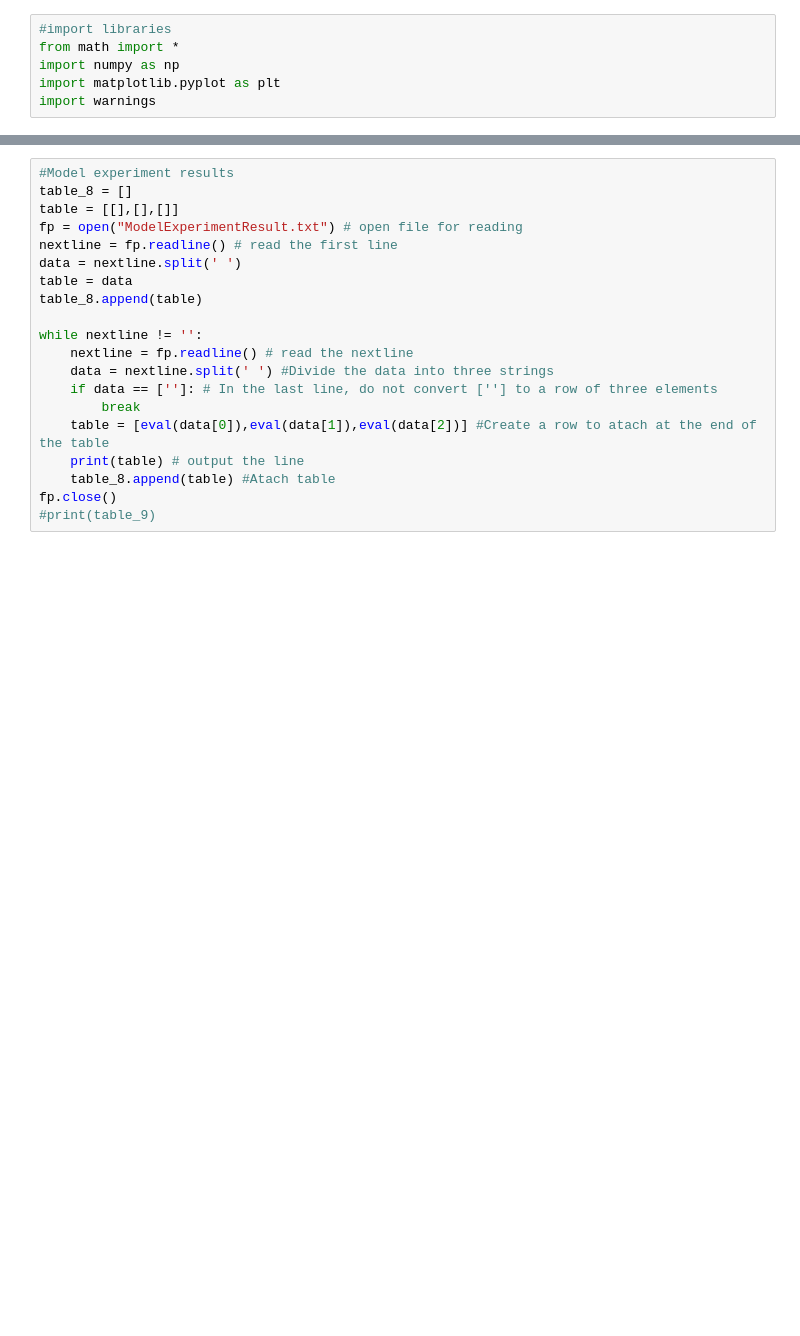
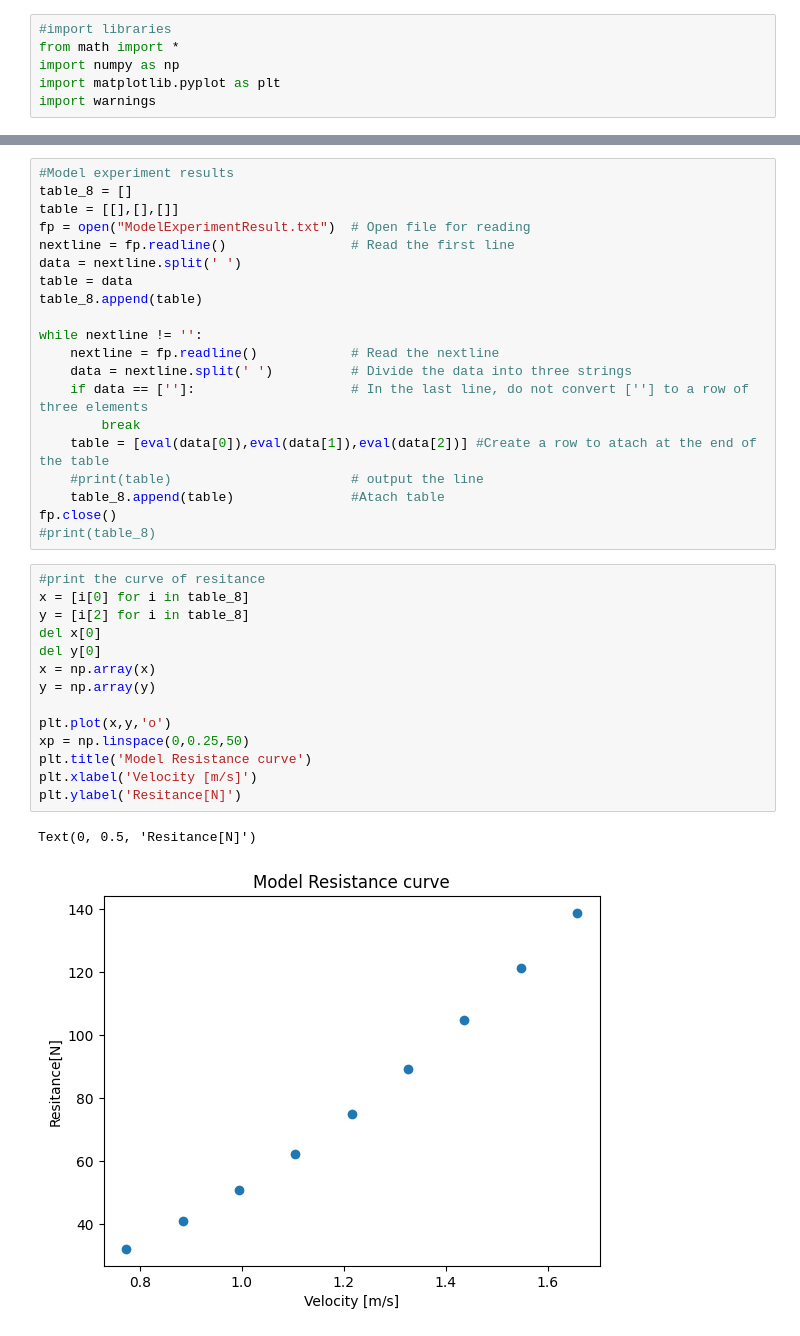
Before and after one commit to eduguzman1996/ResistanceTestExtrapolation, a Jupyter notebook: Main.ipynb, the cells around one changed output, grey strips where cells are left out. Cells and saved outputs as stored; diff of their text form; blank space fills up the shorter version.

```diff
--- a/Main.ipynb
+++ b/Main.ipynb
@@ -43,22 +43,39 @@ fp.close() # when nextline == '' loop terminates
 #Model experiment results
 table_8 = []
 table = [[],[],[]]
-fp = open("ModelExperimentResult.txt") # open file for reading
-nextline = fp.readline() # read the first line
+fp = open("ModelExperimentResult.txt")  # Open file for reading
+nextline = fp.readline()                # Read the first line
 data = nextline.split(' ')
 table = data
 table_8.append(table)
 
 while nextline != '':
-    nextline = fp.readline() # read the nextline
-    data = nextline.split(' ') #Divide the data into three strings
-    if data == ['']: # In the last line, do not convert [''] to a row of three elements
+    nextline = fp.readline()            # Read the nextline
+    data = nextline.split(' ')          # Divide the data into three strings
+    if data == ['']:                    # In the last line, do not convert [''] to a row of three elements
         break
     table = [eval(data[0]),eval(data[1]),eval(data[2])] #Create a row to atach at the end of the table
-    print(table) # output the line
-    table_8.append(table) #Atach table
+    #print(table)                       # output the line
+    table_8.append(table)               #Atach table
 fp.close()
-#print(table_9)
+#print(table_8)
+# %%
+#print the curve of resitance
+x = [i[0] for i in table_8]
+y = [i[2] for i in table_8]
+del x[0]
+del y[0]
+x = np.array(x)
+y = np.array(y)
+
+plt.plot(x,y,'o')
+xp = np.linspace(0,0.25,50)
+plt.title('Model Resistance curve')
+plt.xlabel('Velocity [m/s]')
+plt.ylabel('Resitance[N]')
+# %% [output]
+Text(0, 0.5, 'Resitance[N]')
+[figure, added]
 # %%
 
 #Values of kinematic viscosity for fresh and salt water adopted by ITTC
```
Also changed, not shown: parts of 8 cells of this notebook, 4 other files.
